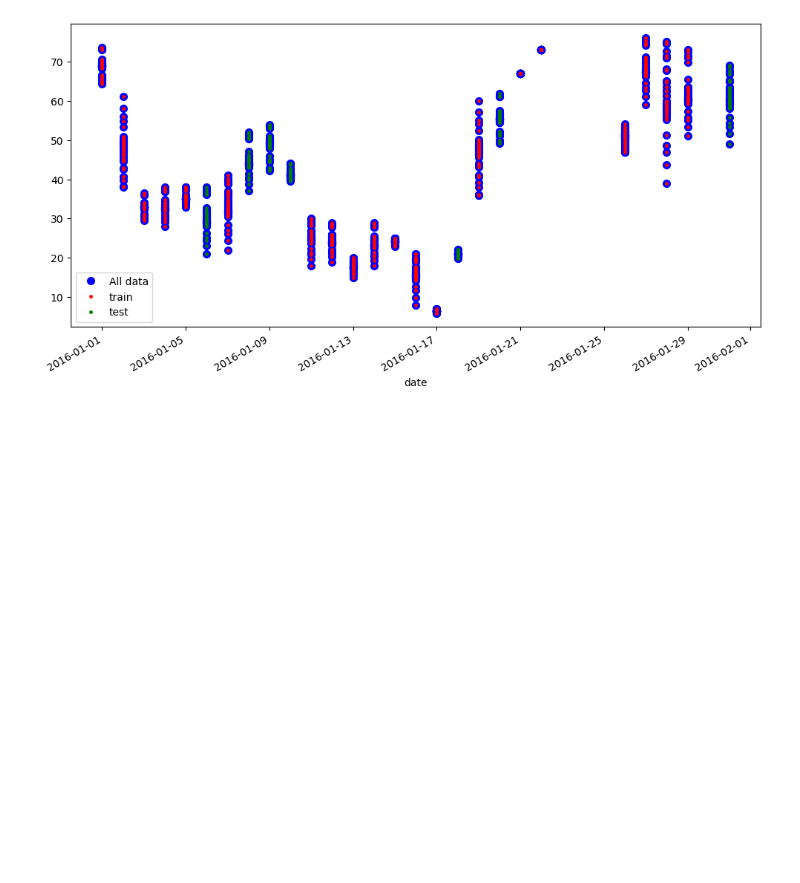
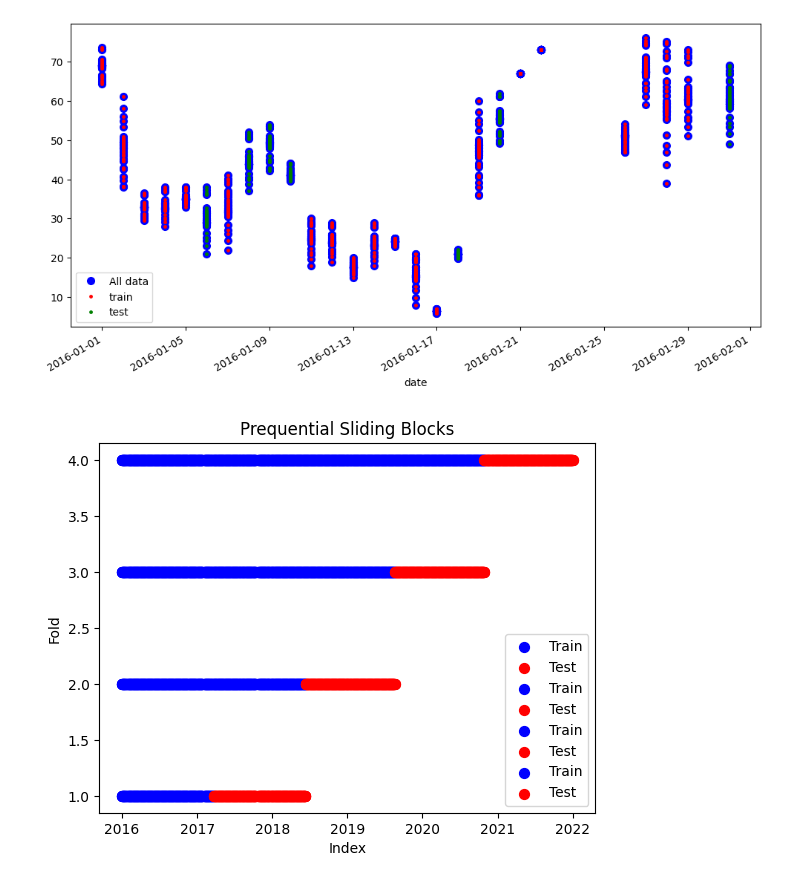
Before and after one commit to behzad89/Spatiotemporal_PM25_Milan_Model, a Jupyter notebook: notebooks/Spatail_Temporal_Cross_Validation.ipynb, the cells around one changed output. Saved outputs shown, nothing was run; the diff lists cells and outputs as text; code cells hidden in the pictures; blank space fills up the shorter version.

```diff
--- a/notebooks/Spatail_Temporal_Cross_Validation.ipynb
+++ b/notebooks/Spatail_Temporal_Cross_Validation.ipynb
@@ -95,3 +95,47 @@ plt.legend(["All data", "train","test"])
 plt.show()
 # %% [output]
 [figure]
+# %%
+def preq_bls(data, n_folds):
+    """divide data into blocks. Incrementally slide over blocks.
+    A test block is added to the training block.
+    """
+    train_list = []
+    test_list = []
+    if not isinstance(data["date"].dtype, np.datetime64):
+        # Convert the 'Date' column to datetime type
+        data["date"] = pd.to_datetime(data["date"])
+
+    indices = data["date"].unique()
+    block_size = math.ceil(len(indices) / n_folds)
+    block_starts = np.arange(0, len(data) + 1, block_size)
+    for i in range(n_folds-1):
+        train_start = block_starts[0]
+        train_end = block_starts[i+1]
+        test_start = block_starts[i+1]
+        test_end = block_starts[i+2]
+        train_idx = indices[train_start:train_end]
+        test_idx = indices[test_start:test_end]
+        train_list.append(train_idx)
+        test_list.append(test_idx)
+        # print(f"Fold: {i} \ntrain: {train_idx} \nTest: {test_idx}")
+    return train_list, test_list
+# %%
+def plot_split(train_idx_list, test_idx_list,title):
+    # Plot the folds
+    fig, ax = plt.subplots()
+    for i, (train_idx, test_idx) in enumerate(zip(train_idx_list, test_idx_list)):
+        ax.scatter(train_idx, [i+1]*len(train_idx), color='blue', label='Train' , s=50)
+        ax.scatter(test_idx, [i+1]*len(test_idx), color='red', label='Test', s=50)
+    ax.set_xlabel('Index')
+    ax.set_ylabel('Fold')
+    ax.set_title(title)
+    ax.legend(loc='best')
+    plt.show()
+    return
+# %%
+train_list, test_list = preq_bls(data, 5)
+# %%
+plot_split(train_list, test_list, "Prequential Sliding Blocks")
+# %% [output]
+[figure, added]
```
Also changed, not shown: 1 other file.
